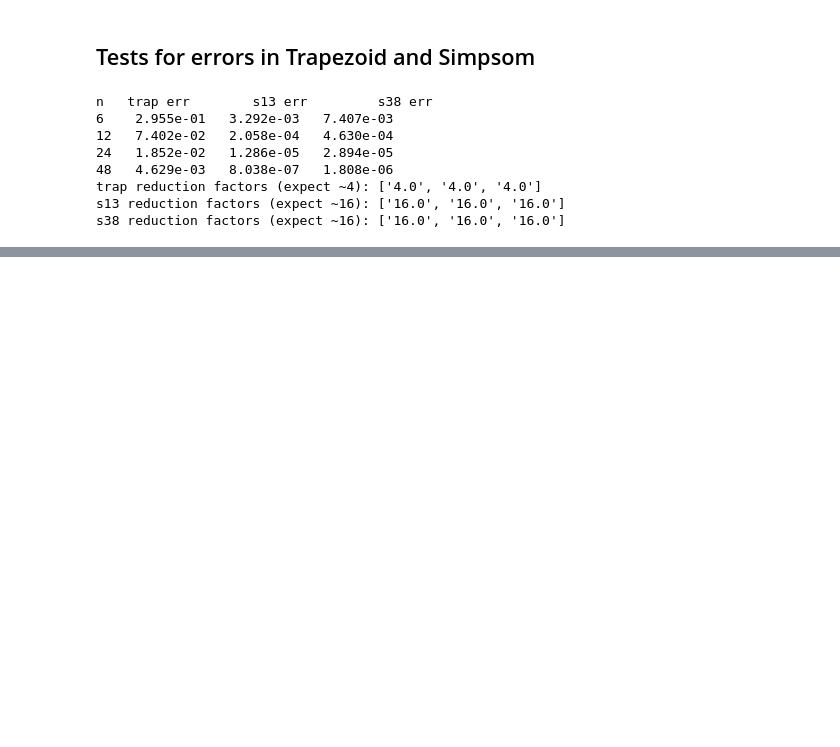
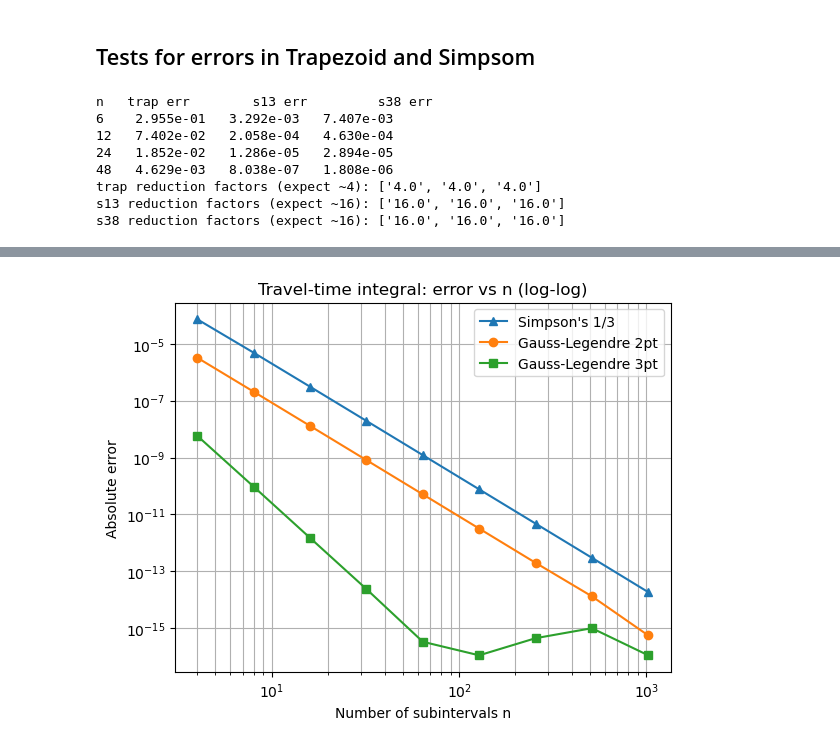
Before and after one commit to dtrad/goph420_class, a Jupyter notebook: examples/lecture1c.ipynb, the cells around one changed output, grey strips where cells are left out. Cells and saved outputs as stored; diff of their text form; code cells hidden in the pictures; blank space fills up the shorter version.

```diff
--- a/examples/lecture1c.ipynb
+++ b/examples/lecture1c.ipynb
@@ -753,0 +832,60 @@ s38 reduction factors (expect ~16): ['16.0', '16.0', '16.0']
+# %%
+import numpy as np
+import matplotlib.pyplot as plt
+
+# -----------------------------
+# Physical model: velocity and slowness
+# -----------------------------
+v0 = 1500.0     # m/s
+k = 0.6         # (m/s)/m
+
+def v(z):
+    return v0 + k*z
+
+def dt_dz(z):
+    """Integrand: vertical slowness dt/dz = 1/v(z)."""
+    return 1.0 / v(z)
+
+def exact_travel_time(zmax):
+    """Analytical solution of ∫ 0^zmax dz / (v0 + k z)."""
+    return (1.0 / k) * np.log((v0 + k*zmax) / v0)
+
+# Integration interval
+a = 0.0
+b = 2000.0
+T_exact = exact_travel_time(b)
+
+# Use powers of 2 for n (so Romberg matches naturally)
+k_vals = np.arange(2, 11)   # gives n = 4, 8, 16, ..., 1024
+n_vals = 2**k_vals
+
+simp_errors = []
+gauss2_errors = []
+gauss3_errors = []
+
+for n in n_vals:
+    simp = simpson13(dt_dz, a, b, n)
+    gauss2 = gauss_legendre_2ptn(dt_dz, a, b, n)
+    gauss3 = gauss_legendre_3ptn(dt_dz, a, b, n)
+    simp_errors.append(abs(simp - T_exact))
+    gauss2_errors.append(abs(gauss2 - T_exact))
+    gauss3_errors.append(abs(gauss3 - T_exact))
+
+# -----------------------------
+# Plot on log-log scale
+# -----------------------------
+plt.figure()
+
+
+plt.loglog(n_vals, simp_errors, '^-', label="Simpson's 1/3")
+plt.loglog(n_vals, gauss2_errors, 'o-', label='Gauss-Legendre 2pt')
+plt.loglog(n_vals, gauss3_errors, 's-', label='Gauss-Legendre 3pt')
+
+plt.xlabel('Number of subintervals n')
+plt.ylabel('Absolute error')
+plt.title('Travel-time integral: error vs n (log-log)')
+plt.grid(True, which='both')
+plt.legend()
+plt.show()
+# %% [output]
+[figure, added]
```
Also changed, not shown: parts of 11 cells of this notebook, 2 other files.
